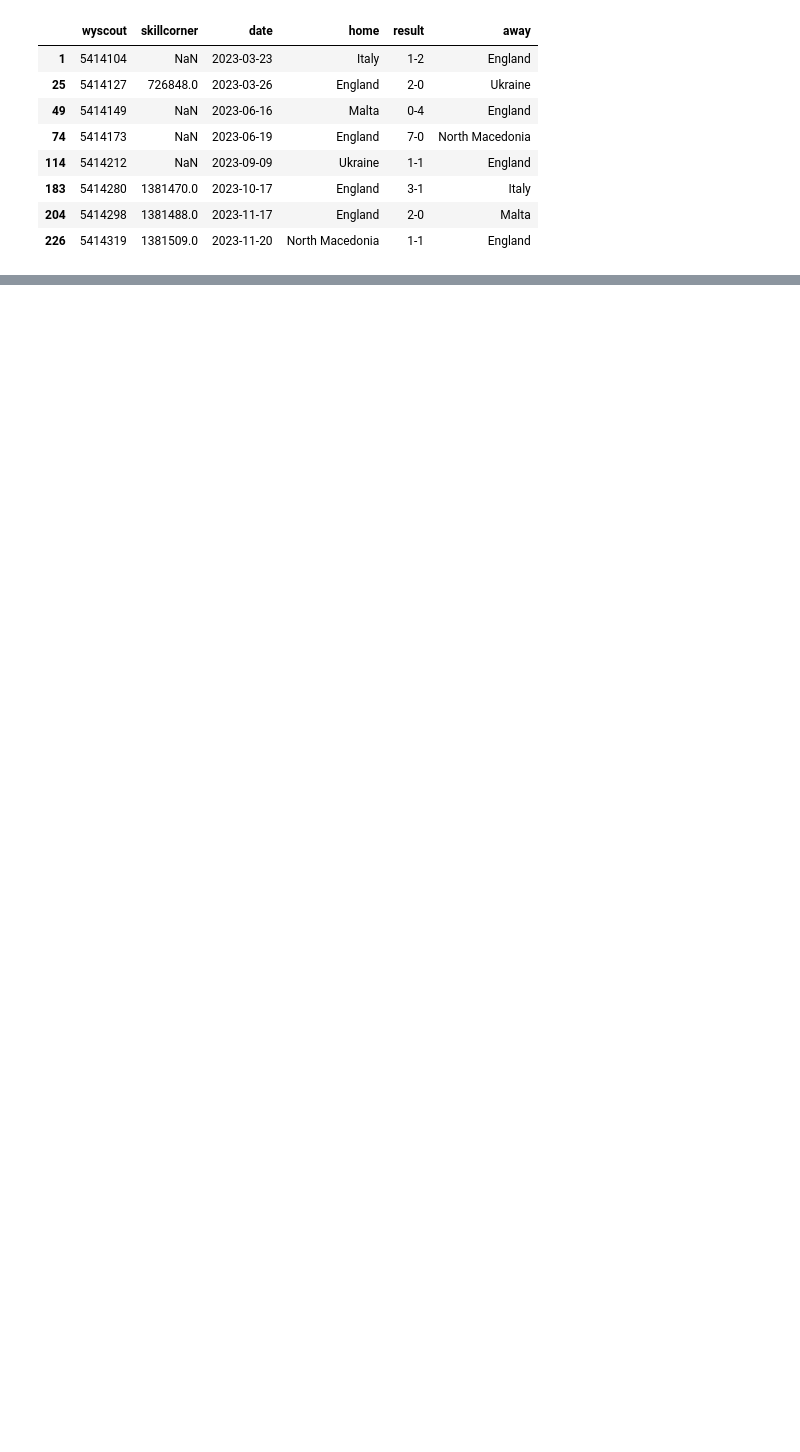
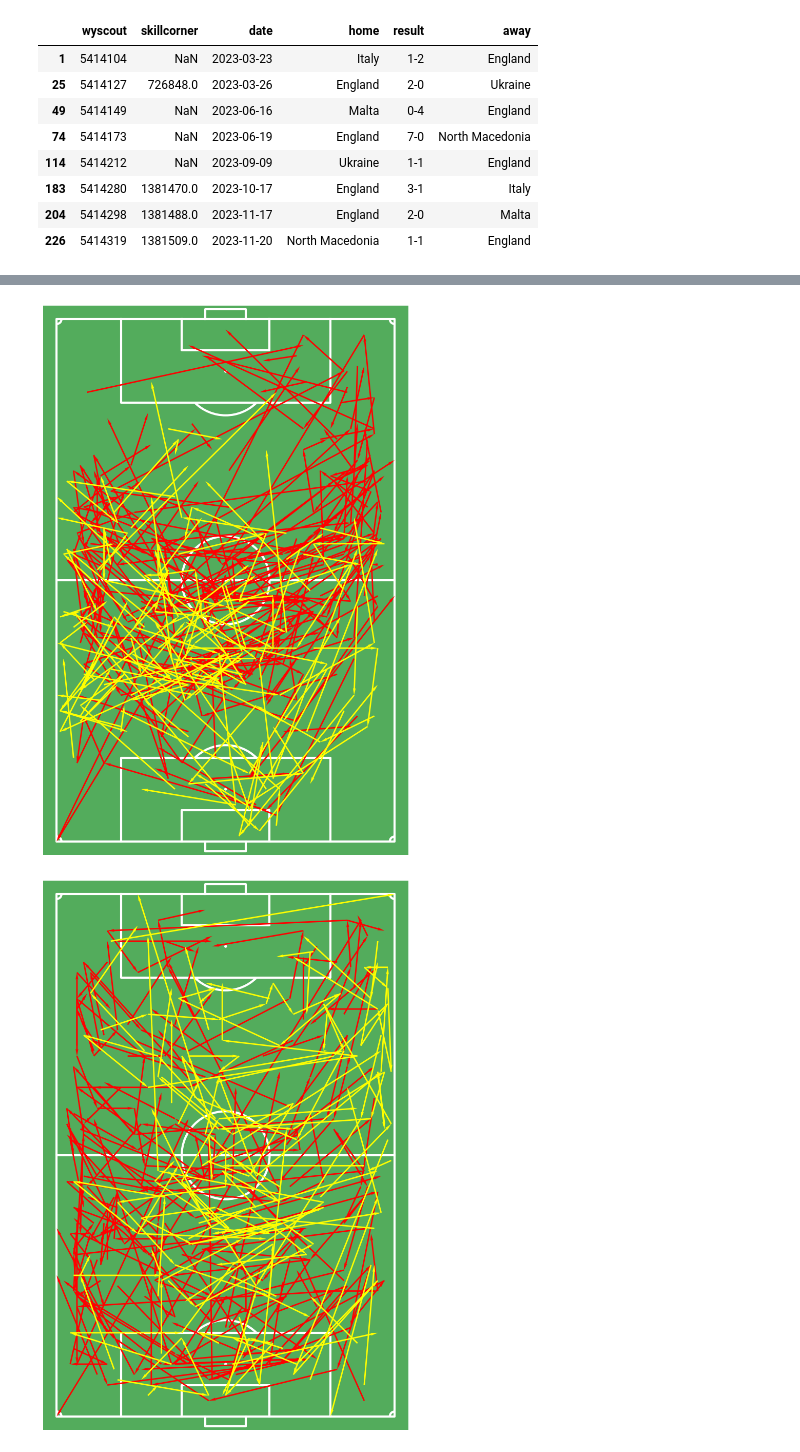
Before and after one commit to iffthomas/Neuer-Ordner, a Jupyter notebook: notebooks/shooting.ipynb, the cells around one changed output, grey strips where cells are left out. Saved outputs shown, nothing was run; the diff lists cells and outputs as text; code cells hidden in the pictures; blank space fills up the shorter version.

```diff
--- a/notebooks/shooting.ipynb
+++ b/notebooks/shooting.ipynb
@@ -190,0 +190,3 @@ pitch.arrows(passes_df['location.x'], passes_df['location.y'],
+# %%
+# Filter out rows where 'possession.types' contains 'set_piece' or 'free_kick'
+filtered_df = passes_df[~passes_df["possession.types"].apply(lambda x: 'set_piece' in x or 'free_kick' in x)]
@@ -190,0 +209,20 @@ pitch.arrows(passes_df['location.x'], passes_df['location.y'],
+# %%
+for i in range(0,2):
+    pitch = VerticalPitch(pitch_type='wyscout', goal_type='box', pitch_color='#53ac5c',
+                        line_color='white', linewidth=3, corner_arcs=True)
+    fig, ax = pitch.draw(figsize=(16, 11))
+
+    for team in filtered_df["team.name"].unique():
+        team_df = filtered_df[(filtered_df["team.name"] == team) & (filtered_df["matchPeriod"] == i+1)]
+
+        if team == "England":
+            color = "red"
+        else:
+            color = "yellow"
+        pitch.arrows(team_df['location.x'], team_df['location.y'],
+                team_df['pass.endLocation.x'], team_df['pass.endLocation.y'],
+                width=2, headwidth=2, color=color, ax=ax, label='completed passes')
+    plt.show()
+# %% [output]
+[figure, added]
+[figure, added]
```
Also changed, not shown: parts of 14 cells of this notebook.
